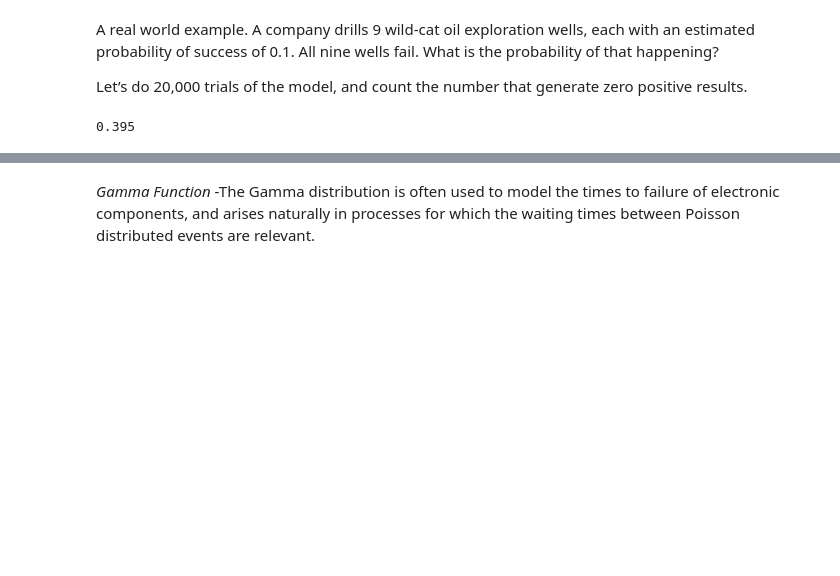
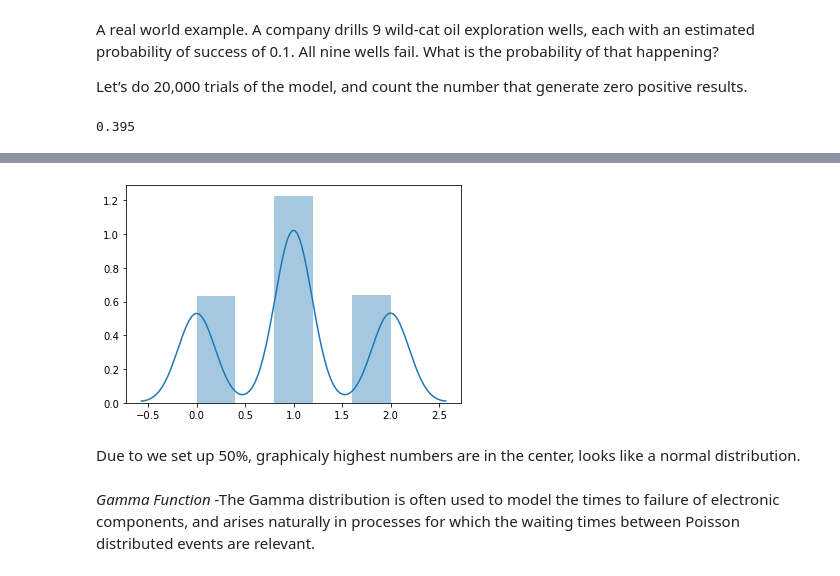
Before and after one commit to osirismoraes/assignment_fda, a Jupyter notebook: Assignment.ipynb, the cells around one changed output, grey strips where cells are left out. Cells and saved outputs as stored; diff of their text form; code cells hidden in the pictures; blank space fills up the shorter version.

Commit message:
Distributions 3

```diff
--- a/Assignment.ipynb
+++ b/Assignment.ipynb
@@ -273,0 +277,3 @@ sum(rng.binomial(9, 0.1, 20000) == 0)/20000.
+# %%
+#Create variable that will receive the function binom, we´ll define the size, number of varaibles and percentage.
+data_binomial = binom.rvs(size = 1000, n = 2, p = 0.5)
@@ -274,3 +307,11 @@ sum(rng.binomial(9, 0.1, 20000) == 0)/20000.
+# %%
+# See Graphicaly data generated
+import seaborn as sns
+sns.distplot(data_binomial);
+# %% [output]
+[figure, added]
+# %% [markdown]
+Due to we set up 50%, graphicaly highest numbers are in the center, looks like a normal distribution.
 # %% [markdown]
 _Gamma Function_ -The Gamma distribution is often used to model the times to failure of electronic components, and arises naturally in processes for which the waiting times between Poisson distributed events are relevant.
 # %% [markdown]
```
Also changed, not shown: parts of 6 cells of this notebook.
